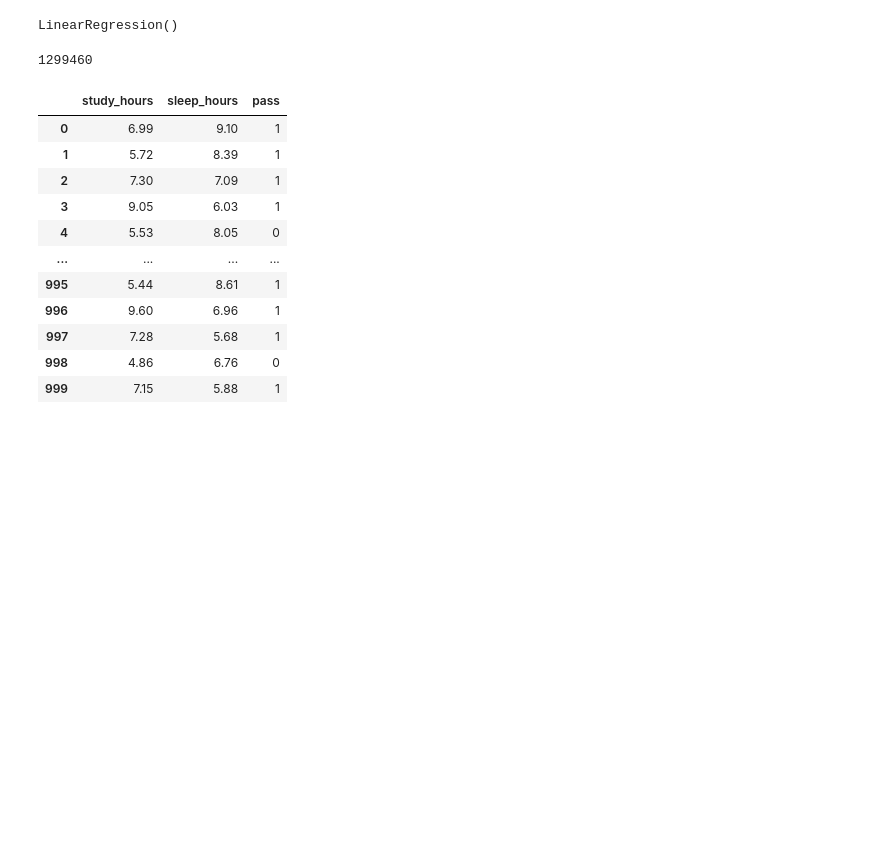
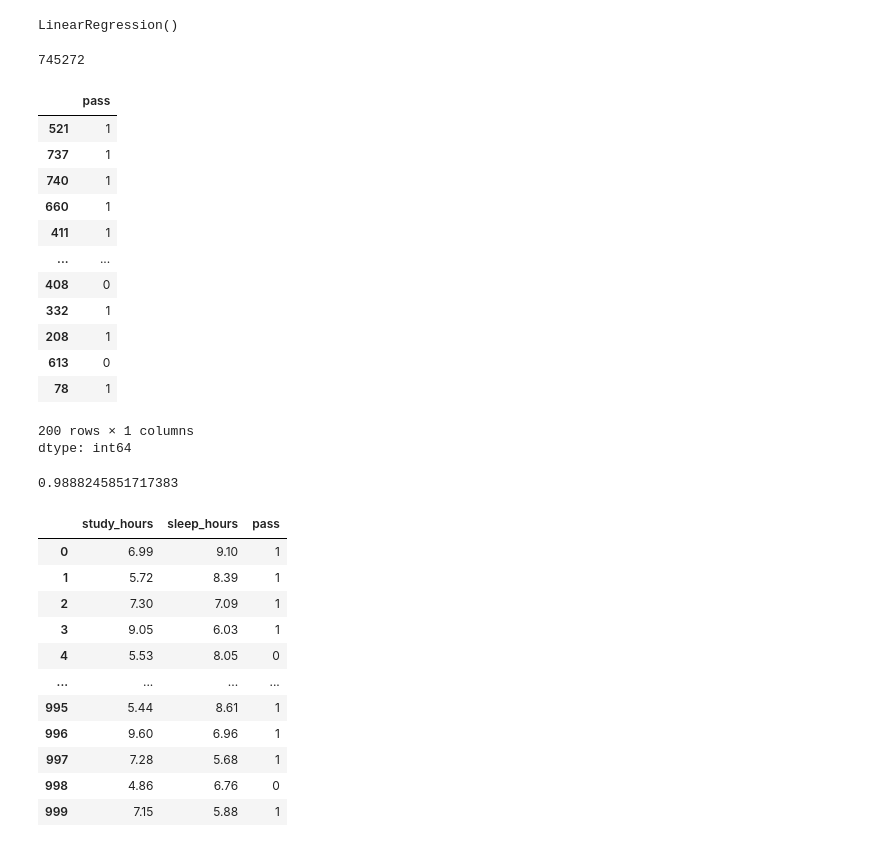
Before and after one commit to manthanrana01/Python, a Jupyter notebook: ML.ipynb, the cells around one changed output. Saved outputs shown, nothing was run; the diff lists cells and outputs as text; code cells hidden in the pictures; blank space fills up the shorter version.

```diff
--- a/ML.ipynb
+++ b/ML.ipynb
@@ -52,8 +53,25 @@ LinearRegression()
 import warnings
 warnings.filterwarnings('ignore')
 y_pred = model.predict(x_test)
-user_input = np.array([[3774,2,4,2006,1]])
+user_input = np.array([[1460,4,4,1981,3]])
 predict_price = model.predict(user_input)
 print(int(predict_price))
 # %% [output]
-1299460
+745272
+# %%
+y_test
+# %% [output]
+|  | pass |
+| 521 | 1 |
+| 737 | 1 |
+| 740 | 1 |
+| 660 | 1 |
+| 411 | 1 |
+| ... | ... |
+| 408 | 0 |
+| 332 | 1 |
+| 208 | 1 |
+| 613 | 0 |
+| 78 | 1 |
+200 rows × 1 columns
+dtype: int64
@@ -60,3 +81,7 @@ print(int(predict_price))
+# %%
+print(r2)
+# %% [output]
+0.9888245851717383
 # %%
 df = pd.read_csv("/content/students.csv")
 # %%
```
Also changed, not shown: parts of 3 cells of this notebook.
